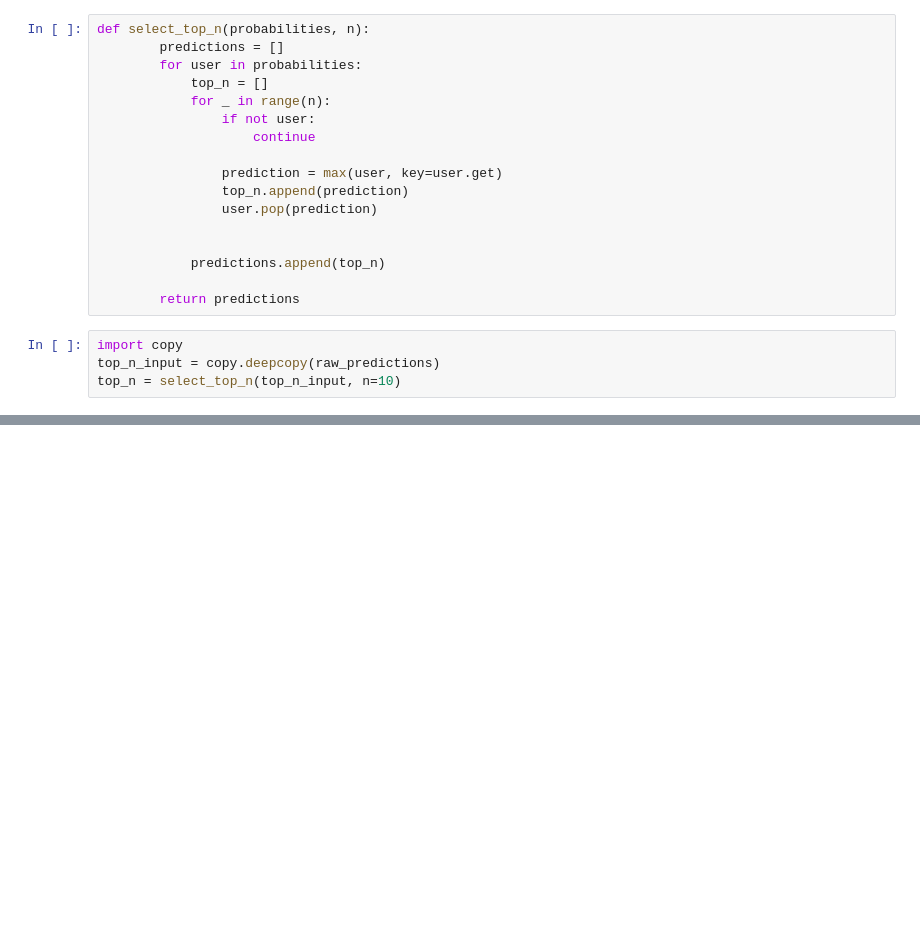
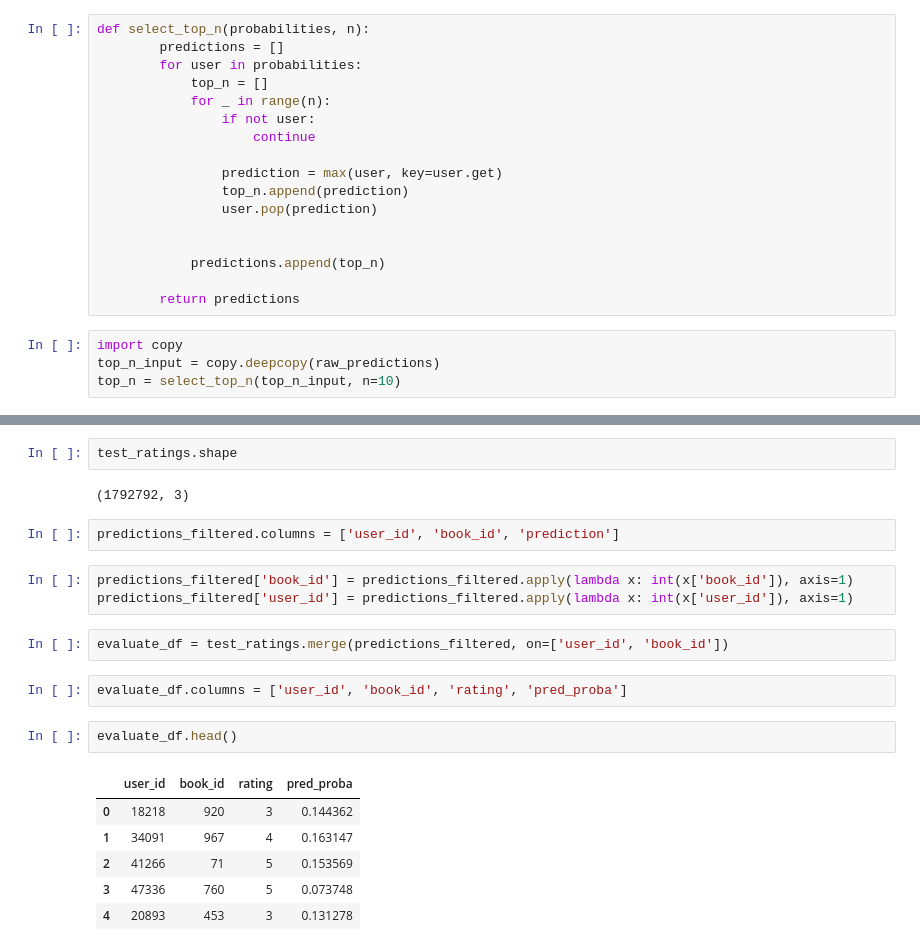
Before and after one commit to manoj0237/DeeplearningandAI-finalproject, a Jupyter notebook: hLinUCB.ipynb, the cells around one changed output, grey strips where cells are left out. Saved outputs shown, nothing was run; the diff lists cells and outputs as text; blank space fills up the shorter version.

```diff
--- a/hLinUCB.ipynb
+++ b/hLinUCB.ipynb
@@ -199,0 +338,22 @@ pickle.dump(top_5, open('data/backups/hlinucb_top5.pkl', 'wb'))
+# %%
+test_ratings.shape
+# %% [output]
+(1792792, 3)
+# %%
+predictions_filtered.columns = ['user_id', 'book_id', 'prediction']
+# %%
+predictions_filtered['book_id'] = predictions_filtered.apply(lambda x: int(x['book_id']), axis=1)
+predictions_filtered['user_id'] = predictions_filtered.apply(lambda x: int(x['user_id']), axis=1)
+# %%
+evaluate_df = test_ratings.merge(predictions_filtered, on=['user_id', 'book_id'])
+# %%
+evaluate_df.columns = ['user_id', 'book_id', 'rating', 'pred_proba']
+# %%
+evaluate_df.head()
+# %% [output]
+|  | user_id | book_id | rating | pred_proba |
+| 0 | 18218 | 920 | 3 | 0.144362 |
+| 1 | 34091 | 967 | 4 | 0.163147 |
+| 2 | 41266 | 71 | 5 | 0.153569 |
+| 3 | 47336 | 760 | 5 | 0.073748 |
+| 4 | 20893 | 453 | 3 | 0.131278 |
```
Also changed, not shown: parts of 48 cells of this notebook, 4 other files.
